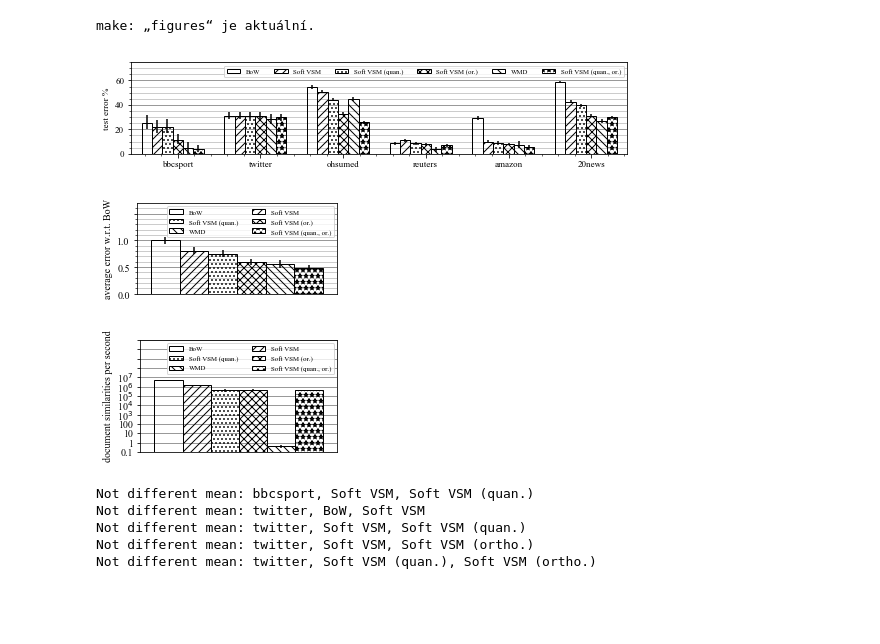
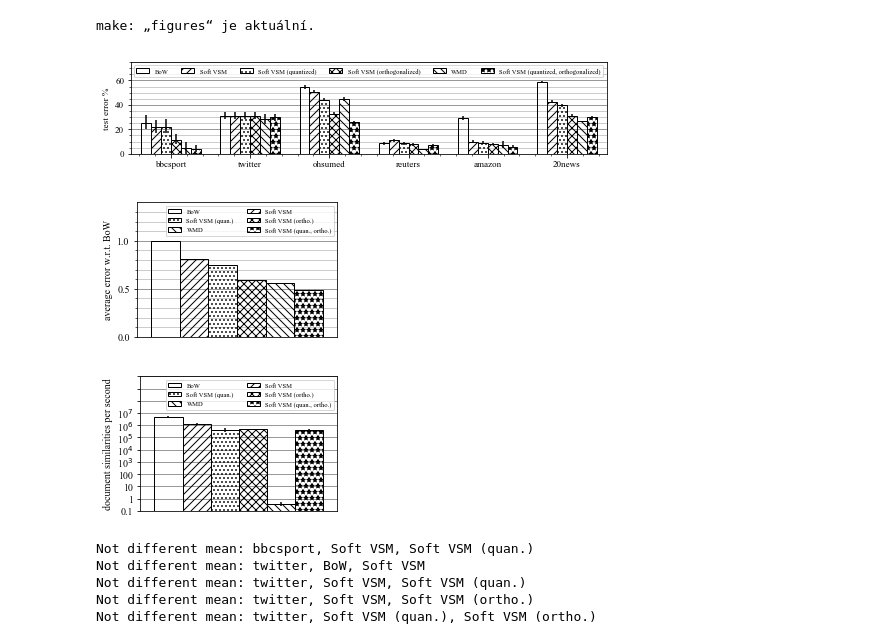
Before and after one commit to MIR-MU/regularized-embeddings, a Jupyter notebook: classification.ipynb, the cells around one changed output. Drawn from its saved outputs; the diff is of its cells as text; code cells hidden in the pictures; blank space fills up the shorter version.

Commit message:
Modify classification figure style to fit the paper

```diff
--- a/classification.ipynb
+++ b/classification.ipynb
@@ -45,8 +45,8 @@ configurations = [
     ('dense_soft_vsm', 'tfidf', 'inner_product', 1),
     # ('vsm', 'bm25', 'inner_product', 32),
     ('sparse_soft_vsm', 'tfidf', 'inner_product', 32),
+    ('vsm', 'bow', 'wmd', 32),
     # ('lsi', 'tfidf', 'inner_product', 32),
-    ('vsm', 'bow', 'wmd', 32),
     # ('vsm', 'tfidf', 'inner_product', 32),
     # ('dense_soft_vsm', 'binary', 'inner_product', 32),
     # ('dense_soft_vsm', 'binary', 'inner_product', 1),
@@ -62,15 +62,15 @@ configuration_names = {
     ('vsm', 'bm25', 'inner_product', 32): 'Okapi BM25',
     ('lsi', 'tfidf', 'inner_product', 32): 'LSI',
     ('dense_soft_vsm', 'tfidf', 'inner_product', 32): 'Soft VSM',
-    ('dense_soft_vsm', 'tfidf', 'inner_product', 1): 'Soft VSM (quan.)',
+    ('dense_soft_vsm', 'tfidf', 'inner_product', 1): 'Soft VSM (quantized)',
     ('dense_soft_vsm', 'bow', 'inner_product', 32): 'NTLM (32b)',
     ('dense_soft_vsm', 'bow', 'inner_product', 1): 'NTLM (1b)',
     ('dense_soft_vsm', 'binary', 'inner_product', 32): 'Query Expansion',
     ('dense_soft_vsm', 'binary', 'inner_product', 1): 'Query Expansion (1b)',
     ('vsm', 'bow', 'wmd', 32): 'WMD',
     ('vsm', 'bow', 'wmd', 1): 'WMD (quant.)',
-    ('sparse_soft_vsm', 'tfidf', 'inner_product', 32): r'Soft VSM (or.)',
-    ('sparse_soft_vsm', 'tfidf', 'inner_product', 1): r'Soft VSM (quan., or.)',
+    ('sparse_soft_vsm', 'tfidf', 'inner_product', 32): r'Soft VSM (orthogonalized)',
+    ('sparse_soft_vsm', 'tfidf', 'inner_product', 1): r'Soft VSM (quantized, orthogonalized)',
 }
 # %% [markdown]
 There are several parameters that are tuned by grid search.
@@ -320,9 +314,9 @@ for x, y, yerr_lower, yerr_upper, label, hatch in zip(
 
 handles, labels = ax.get_legend_handles_labels()
 ncol = num_bars
-plt.legend(flip(handles, ncol), flip(labels, ncol), loc='best', ncol=ncol, prop={'size': 6.84})
+plt.legend(flip(handles, ncol), flip(labels, ncol), loc='best', ncol=ncol, prop={'size': 6.5})
 
-plt.xticks(bar_xs[num_bars // 2], dataset_names)
+plt.xticks(bar_xs[num_bars // 2] - 0.5 * bar_width, dataset_names)
 plt.minorticks_on()
 plt.ylabel('test error %')
 plt.xlim((-0.5 * (num_bars + 2) * bar_width, num_datasets - 1 + 0.5 * (num_bars + 2) * bar_width))
@@ -333,8 +327,26 @@ plt.tight_layout()
 plt.savefig('figures/classification-test_error.pdf')
 plt.show()
 # %% [output]
-[figure, old version]
+[figure, new version]
+# %%
+configuration_names.update({
+    ('dense_soft_vsm', 'tfidf', 'inner_product', 1): 'Soft VSM (quan.)',
+    ('sparse_soft_vsm', 'tfidf', 'inner_product', 32): r'Soft VSM (ortho.)',
+    ('sparse_soft_vsm', 'tfidf', 'inner_product', 1): r'Soft VSM (quan., ortho.)',
+})
 # %%
+bar_ys, bar_yerrs_lower, bar_yerrs_upper = list(zip(*map(lambda x: zip(*x), (
+    (
+        (
+            100 * (1.0 - results[name][configuration].accuracy()[0]),
+            100 * (results[name][configuration].accuracy()[2] - results[name][configuration].accuracy()[0]),
+            100 * (results[name][configuration].accuracy()[0] - results[name][configuration].accuracy()[1]),
+        )
+        for name in dataset_names
+    )
+    for configuration in configurations
+))))
+
 bar_ys = list(map(lambda x: sum(x) / len(x), bar_ys))
 bar_yerrs_lower = list(map(lambda x: sum(x) / len(x), bar_yerrs_lower))
 bar_yerrs_upper = list(map(lambda x: sum(x) / len(x), bar_yerrs_upper))
@@ -353,42 +365,41 @@ bar_xs = [
     for bar_number in range(num_bars)
 ]
 
-fig = plt.figure(figsize=(3.6, 1.7))
+fig = plt.figure(figsize=(3.6, 2.3))
 # fig = plt.figure(figsize=(10, 4))
 ax = fig.add_subplot(111)
 for x, y, yerr_lower, yerr_upper, label, hatch in zip(
             bar_xs,
             bar_ys,
             bar_yerrs_lower,
             bar_yerrs_upper,
             map(lambda x: configuration_names[x], configurations),
             cycle(hatches),
         ):
-    yerr = (yerr_lower, yerr_upper)
-    plt.bar(x, y, width=bar_width, edgecolor='black', color='w', yerr=yerr, hatch=hatch, capsize=0, label=label)
-    # plt.bar(x, y, width=bar_width, edgecolor='black', yerr=yerr, capsize=0, label=label)
+    plt.bar(x, y, width=bar_width, edgecolor='black', color='w', hatch=hatch, capsize=0, label=label)
+    # plt.bar(x, y, width=bar_width, edgecolor='black', capsize=0, label=label)
 
 handles, labels = ax.get_legend_handles_labels()
 ncol = 2
-plt.legend(flip(handles, ncol), flip(labels, ncol), loc='best', ncol=ncol, prop={'size': 6.84})
+plt.legend(flip(handles, ncol), flip(labels, ncol), loc='best', ncol=ncol, prop={'size': 6.5})
 
 # plt.xticks(
 #     np.add(-0.5 * num_bars * bar_width + 0.5 * bar_width, np.arange(num_bars) * bar_width),
 #     map(lambda x: configuration_names[x], configurations)
 # )
 plt.xticks((), ())
 plt.yticks((0.0, 0.5, 1.0, 1.5), (0.0, 0.5, 1.0))
 plt.minorticks_on()
 plt.ylabel('average error w.r.t. BoW')
 plt.xlim((-0.5 * (num_bars + 1) * bar_width, 0.5 * (num_bars + 1) * bar_width))
-plt.ylim((0.0, 1.7))
+plt.ylim((0.0, 1.4))
 plt.grid(axis='y', which='major', color='k', alpha=0.5)
 plt.grid(axis='y', which='minor', color='k', alpha=0.25)
 plt.tight_layout()
 plt.savefig('figures/classification-avg_test_error_ratio.pdf')
 plt.show()
 # %% [output]
-[figure, old version]
+[figure, new version]
 # %%
 import numpy as np
 
@@ -407,7 +418,7 @@ bar_ys, bar_yerrs_lower, bar_yerrs_upper = list(zip(*map(lambda x: zip(*x), (
     for configuration in configurations
 ))))
 
-fig = plt.figure(figsize=(3.6, 2.1))
+fig = plt.figure(figsize=(3.6, 2.3))
 # fig = plt.figure(figsize=(10, 5))
 ax = fig.add_subplot(111)
 for x, y, yerr_lower, yerr_upper, label, hatch in zip(
@@ -424,7 +435,7 @@ for x, y, yerr_lower, yerr_upper, label, hatch in zip(
 
 handles, labels = ax.get_legend_handles_labels()
 ncol = 2
-plt.legend(flip(handles, ncol), flip(labels, ncol), loc='best', ncol=ncol, prop={'size': 6.84})
+plt.legend(flip(handles, ncol), flip(labels, ncol), loc='best', ncol=ncol, prop={'size': 6.5})
 
 plt.xticks((), ())
 plt.yscale('log')
@@ -438,11 +449,11 @@ plt.xlim((-0.5 * (num_bars + 1) * bar_width, 0.5 * (num_bars + 1) * bar_width))
 plt.grid(axis='y', which='major', color='k', alpha=0.5)
 plt.grid(axis='y', which='minor', color='k', alpha=0.25)
 plt.tight_layout()
-plt.ylim((10**-1, 10**11))
+plt.ylim((10**-1, 10**10))
 plt.savefig('figures/classification-speed.pdf')
 plt.show()
 # %% [output]
-[figure, old version]
+[figure, new version]
 # %%
 from itertools import product, combinations
 
```
Also changed, not shown: parts of 7 cells of this notebook, 3 other files.
